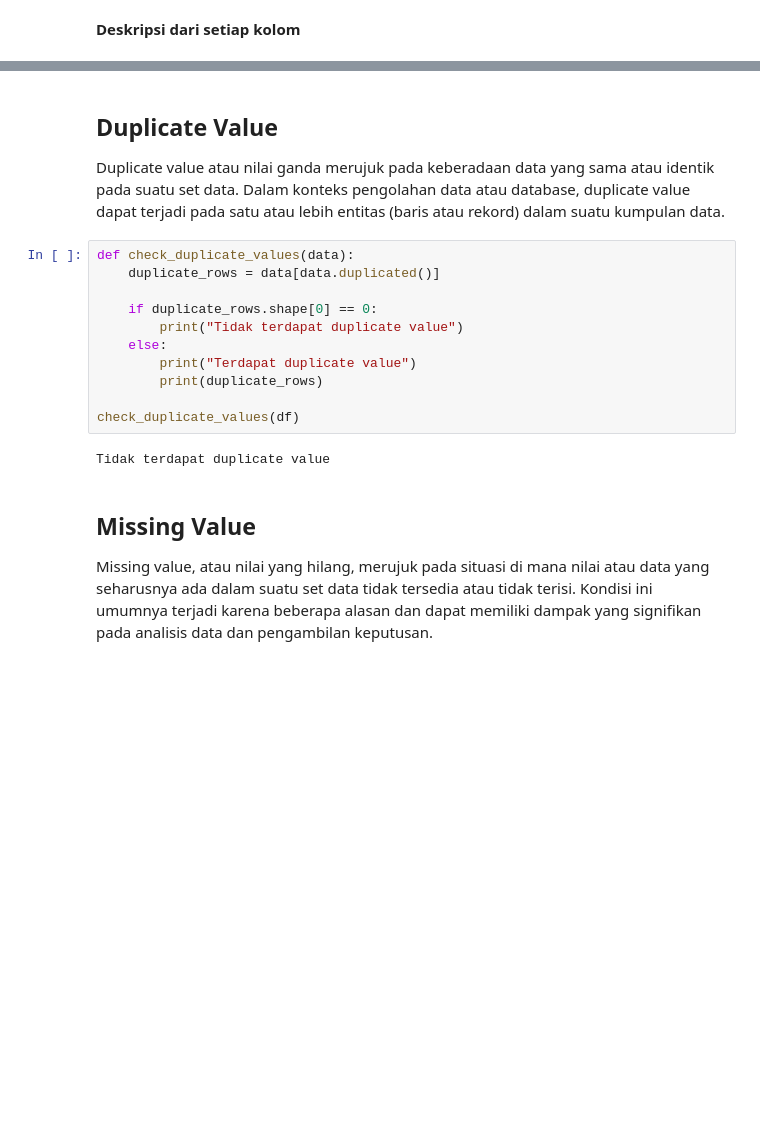
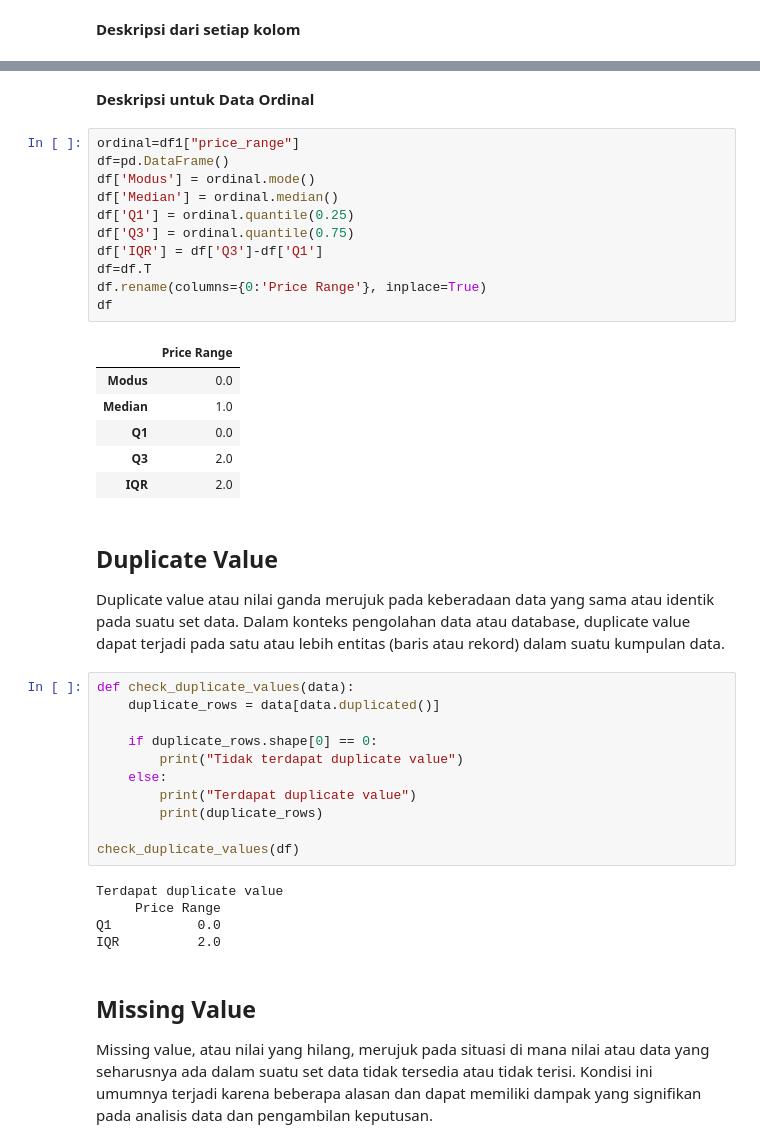
Before and after one commit to tarsn/Tucil2_AI_Dadatanal, a Jupyter notebook: Tucil2_AI_Dadatanal.ipynb, the cells around one changed output, grey strips where cells are left out. Drawn from its saved outputs; the diff is of its cells as text; blank space fills up the shorter version.

```diff
--- a/Tucil2_AI_Dadatanal.ipynb
+++ b/Tucil2_AI_Dadatanal.ipynb
@@ -133,3 +184,23 @@ df
+# %% [markdown]
+**Deskripsi untuk Data Ordinal**
+# %%
+ordinal=df1["price_range"]
+df=pd.DataFrame()
+df['Modus'] = ordinal.mode()
+df['Median'] = ordinal.median()
+df['Q1'] = ordinal.quantile(0.25)
+df['Q3'] = ordinal.quantile(0.75)
+df['IQR'] = df['Q3']-df['Q1']
+df=df.T
+df.rename(columns={0:'Price Range'}, inplace=True)
+df
+# %% [output]
+|  | Price Range |
+| Modus | 0.0 |
+| Median | 1.0 |
+| Q1 | 0.0 |
+| Q3 | 2.0 |
+| IQR | 2.0 |
 # %% [markdown]
 ## Duplicate Value
 
@@ -147,7 +218,10 @@ def check_duplicate_values(data):
 
 check_duplicate_values(df)
 # %% [output]
-Tidak terdapat duplicate value
+Terdapat duplicate value
+     Price Range
+Q1           0.0
+IQR          2.0
 # %% [markdown]
 ## Missing Value
 Missing value, atau nilai yang hilang, merujuk pada situasi di mana nilai atau data yang seharusnya ada dalam suatu set data tidak tersedia atau tidak terisi. Kondisi ini umumnya terjadi karena beberapa alasan dan dapat memiliki dampak yang signifikan pada analisis data dan pengambilan keputusan.
```
Also changed, not shown: parts of 34 cells of this notebook.
